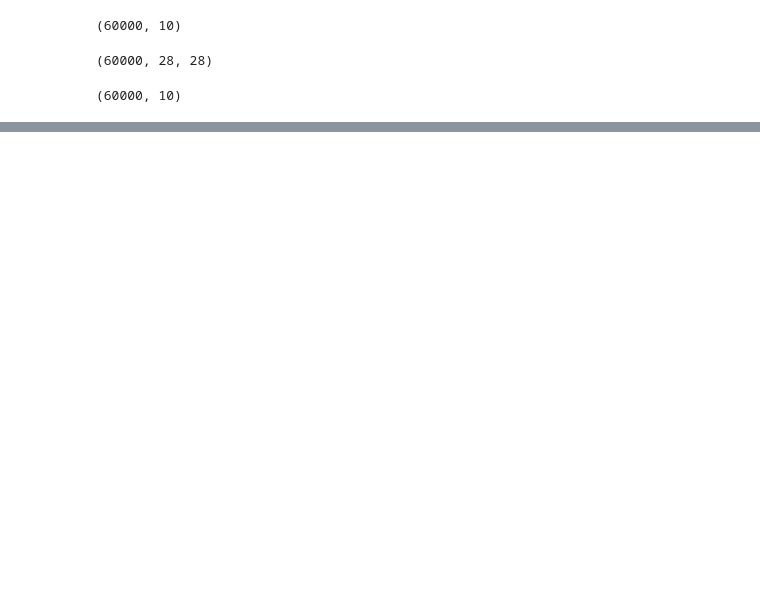
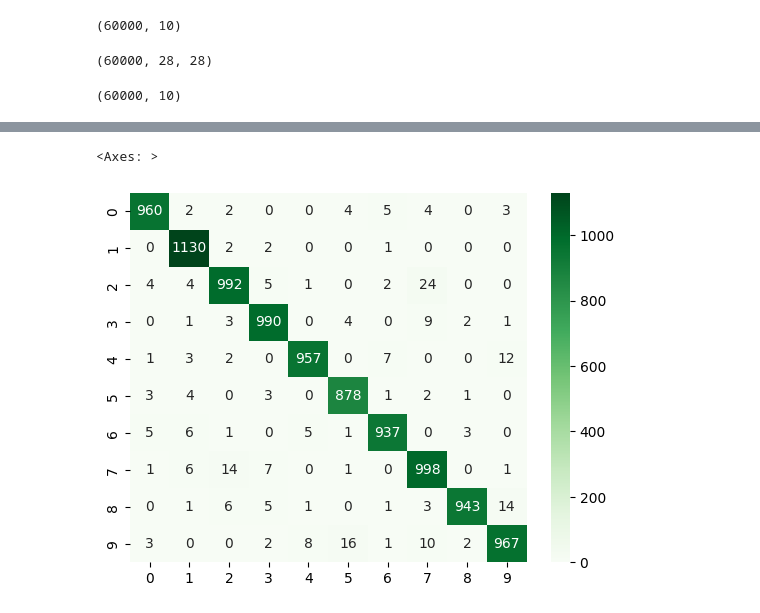
Before and after one commit to varshum12/Deep-Learning-23sep-2025-weekday, a Jupyter notebook: CNN.ipynb, the cells around one changed output, grey strips where cells are left out. Saved outputs shown, nothing was run; the diff lists cells and outputs as text; code cells hidden in the pictures; blank space fills up the shorter version.

```diff
--- a/CNN.ipynb
+++ b/CNN.ipynb
@@ -177,0 +262,3 @@ nn.evaluate(x_test1 , y_test1)
+# %%
+# testing  evaluation
+test_pred =  nn.predict(x_test1)
@@ -177,0 +267,5 @@ nn.evaluate(x_test1 , y_test1)
+# %%
+y_test_pred  =  []
+for  i  in  test_pred:
+  out =  np.argmax(i)
+  y_test_pred.append(out)
@@ -177,0 +291,2 @@ nn.evaluate(x_test1 , y_test1)
+# %%
+cmt  =  confusion_matrix(y_test  ,  y_test_pred)
@@ -177,0 +306,6 @@ nn.evaluate(x_test1 , y_test1)
+# %%
+sns.heatmap(cmt  ,  annot  = True  , fmt  =  'd' , xticklabels= range( 10) ,  yticklabels=range(  10 )
+,cmap  =  'Greens')
+# %% [output]
+<Axes: >
+[figure, added]
```
Also changed, not shown: parts of 29 cells of this notebook.
